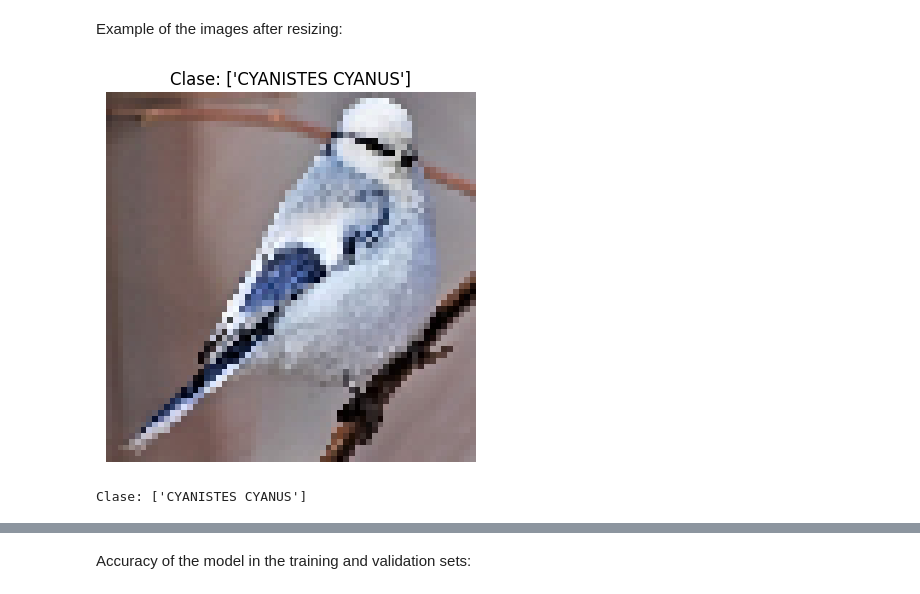
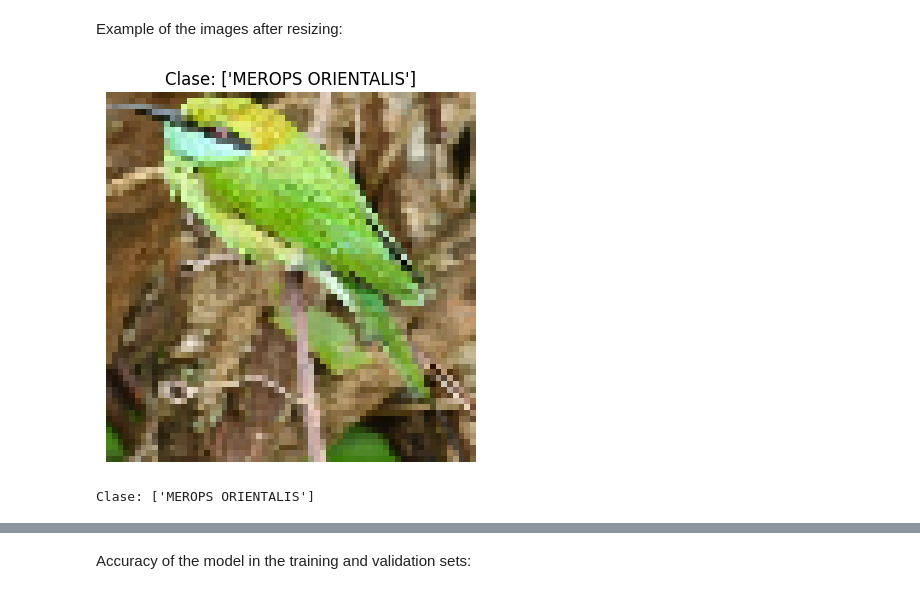
Before and after one commit to CristianPerafan/ai-notebooks, a Jupyter notebook: birds-classification.ipynb, the cells around one changed output, grey strips where cells are left out. Drawn from its saved outputs; the diff is of its cells as text; code cells hidden in the pictures.

```diff
--- a/birds-classification.ipynb
+++ b/birds-classification.ipynb
@@ -53,5 +55,5 @@ For the purpose of this notebook, I will use only 100 species of birds.
 # %%
-num_classes = 200
+num_classes = 40
 
 most_represented_birds = birds_df['labels'].value_counts().index[:num_classes]
 
@@ -171,19 +173,19 @@ X_test, y_test = load_and_preprocess_images(test_df)
 # %% [markdown]
 Example of the images after resizing:
 # %%
-index = 100
+index = 1
 
 imagen = X_val[index].astype(int)
 
 # Mostrar la imagen
 plt.imshow(imagen)
 plt.title(f"Clase: {classes[y_val[index]]}")
 plt.axis('off')
 plt.show()
 print(f"Clase: {classes[y_val[index]]}")
 # %% [output]
-[figure, old version]
+[figure, new version]
-Clase: ['CYANISTES CYANUS']
+Clase: ['MEROPS ORIENTALIS']
 # %%
 # Normalize the images
 X_train = X_train / 255
```
Also changed, not shown: parts of 24 cells of this notebook, 1 other file.
